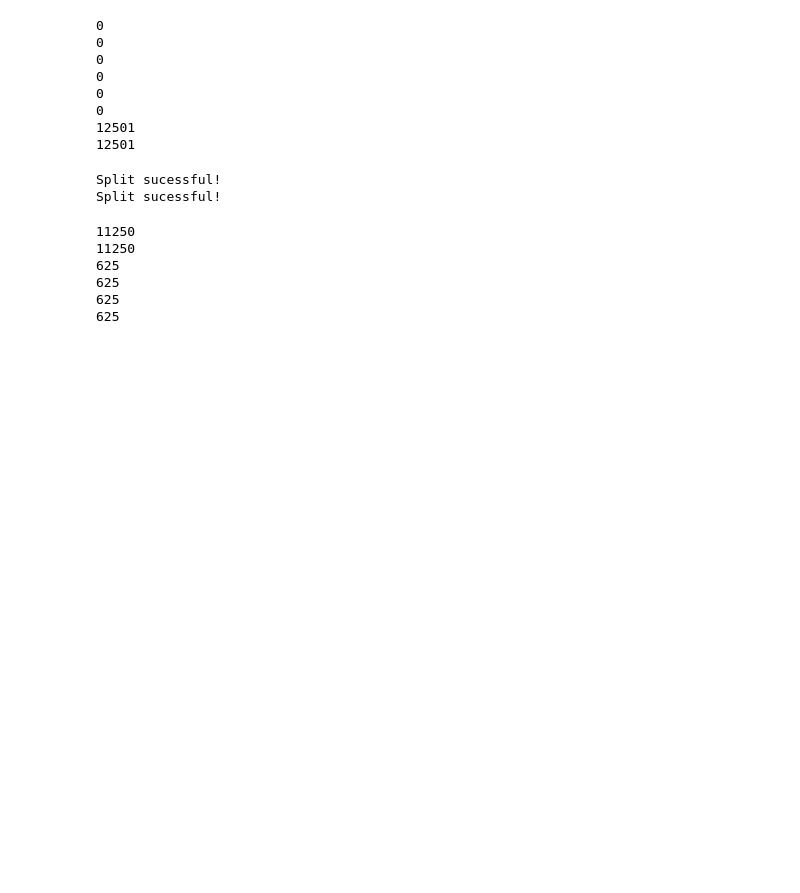
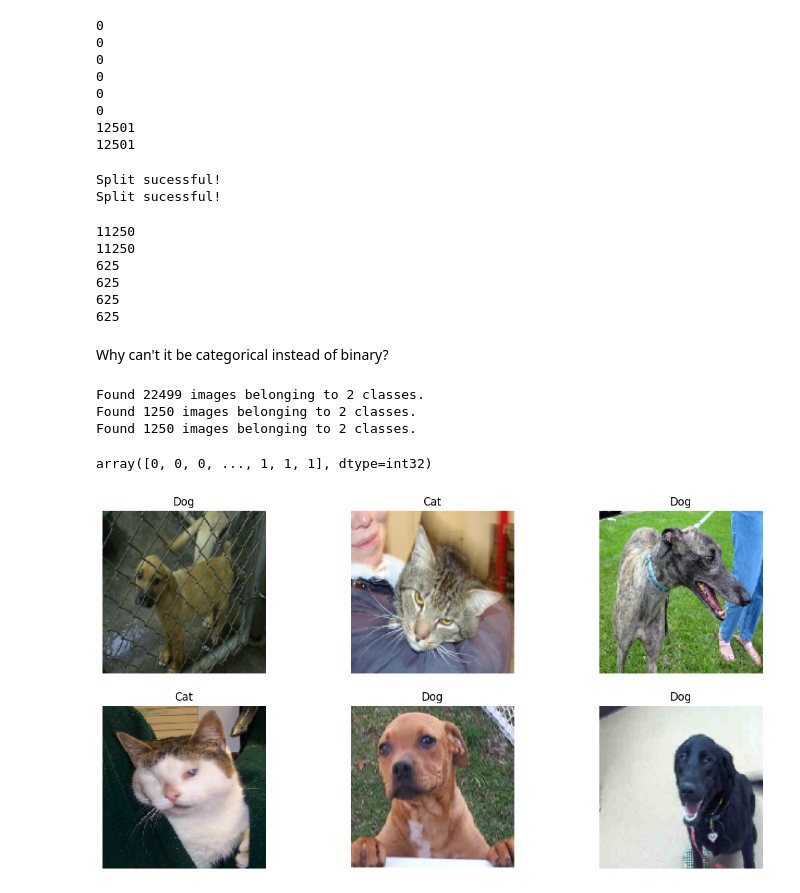
Before and after one commit to polachandu/Dogs-and-Cats-Classification, a Jupyter notebook: cats-vs-dogs-classification.ipynb, the cells around one changed output. Saved outputs shown, nothing was run; the diff lists cells and outputs as text; code cells hidden in the pictures; blank space fills up the shorter version.

```diff
--- a/cats-vs-dogs-classification.ipynb
+++ b/cats-vs-dogs-classification.ipynb
@@ -130,0 +148,55 @@ print(len(os.listdir('/tmp/cats-v-dogs/test/dogs')))
+# %% [markdown]
+Why can't it be categorical instead of binary?
+# %%
+train_generator = train_gen.flow_from_directory(
+        '/tmp/cats-v-dogs/training',
+        target_size=(150, 150),
+        batch_size=64,
+        class_mode='binary')
+validation_generator = validation_gen.flow_from_directory(
+        '/tmp/cats-v-dogs/validation',
+        target_size=(150, 150),
+        batch_size=64,
+        class_mode='binary')
+
+if INCLUDE_TEST:
+    test_generator = test_gen.flow_from_directory(
+        '/tmp/cats-v-dogs/validation',
+        target_size=(150, 150),
+        batch_size=64,
+        class_mode='binary')
+# %% [output]
+Found 22499 images belonging to 2 classes.
+Found 1250 images belonging to 2 classes.
+Found 1250 images belonging to 2 classes.
+# %%
+train_generator.labels
+# %% [output]
+array([0, 0, 0, ..., 1, 1, 1], dtype=int32)
+# %%
+class_names = ['Cat', 'Dog']
+def plot_data(generator, n_images):
+    """
+    Plots random data from dataset
+    Args:
+    generator: a generator instance
+    n_images : number of images to plot
+    """
+    i = 1
+    images, labels = next(generator)
+    labels = labels.astype('int32')
+    plt.figure(figsize=(14, 15))
+    for image, label in zip(images, labels):
+        plt.subplot(4, 3, i)
+        plt.imshow(image)
+        plt.title(class_names[label])
+        plt.axis('off')
+        i += 1
+        if i == n_images:
+            break
+
+    plt.show()
+# %%
+plot_data(train_generator,7)
+# %% [output]
+[figure, added]
```
Also changed, not shown: parts of 9 cells of this notebook.
